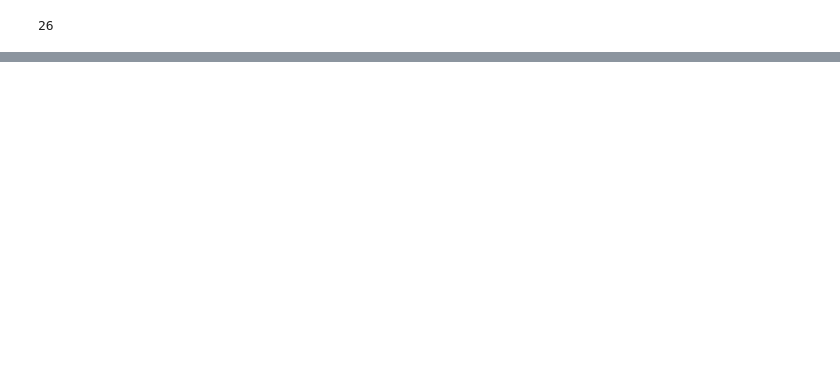
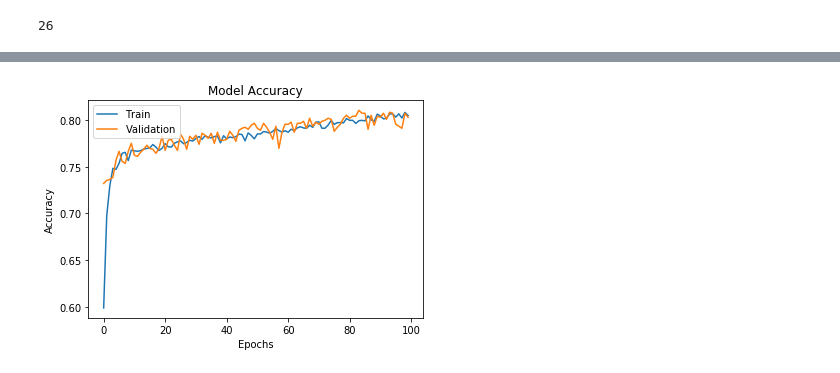
Before and after one commit to SnehaMulrajani/CNN_Project, a Jupyter notebook: CNN_SMOTE.ipynb, the cells around one changed output, grey strips where cells are left out. Cells and saved outputs as stored; diff of their text form; code cells hidden in the pictures; blank space fills up the shorter version.

```diff
--- a/CNN_SMOTE.ipynb
+++ b/CNN_SMOTE.ipynb
@@ -137,2 +145,2 @@ ValueError: Must pass 2-d input
 # %%
-y_sm_train = pd.Series(y_sm_train)
+y_train = pd.Series(y_train)
@@ -141,12 +153,14 @@ y_sm_train = pd.Series(y_sm_train)
+# %%
+X_train, X_val, y_train, y_val = train_test_split(X_train,y_train,test_size=0.1,random_state=15,stratify=y_train)
 # %%
 num_of_cols = len(x.columns)
 num_of_cols
 # %% [output]
 26
 # %%
-#X_sm_train=X_sm_train.values.reshape(X_sm_train.shape[0],num_of_cols, 1).astype('float32')
-X_test=X_test.reshape(X_test.shape[0],num_of_cols, 1).astype('float32')
-#X_sm_val=X_sm_val.values.reshape(X_sm_val.shape[0],num_of_cols, 1).astype('float32')
+X_train=X_train.reshape(X_train.shape[0],num_of_cols, 1).astype('float32')
+X_test=X_test.values.reshape(X_test.shape[0],num_of_cols, 1).astype('float32')
+X_val=X_val.reshape(X_val.shape[0],num_of_cols, 1).astype('float32')
 
 #sometimes works as X_val.values.reshape(X_val.shape[0],26, 1).astype('float32')
 # %%
@@ -201,0 +176,24 @@ Epoch 10/10
+# %%
+from keras.layers import SpatialDropout1D
+
+cnn = models.Sequential([
+    layers.Conv1D(filters=128, kernel_size=3, activation='relu', input_shape=(26,1)),
+    layers.MaxPooling1D(pool_size=3),
+
+    layers.Conv1D(filters=128, kernel_size=3, activation='relu'),
+    layers.SpatialDropout1D(0.5),
+    layers.MaxPooling1D(pool_size=3),
+    layers.Dropout(0.5),
+    layers.Flatten(),
+    layers.Dense(20, activation='relu',kernel_regularizer='l2'), #krelu ?
+    layers.Dense(1, activation='sigmoid')
+])
+
+#cnn.summary()
+
+cnn.compile(optimizer='Adam',loss='binary_crossentropy',metrics=['accuracy',f_score(study, compare and put it in report about which is better metrics for your model)],learning_rate= accuracy bumpy so reduce it 0.1-0.5)
+
+history = cnn.fit(X_train, y_train, epochs=200 or more,validation_data=(X_val,y_val),batch_size=40 to 60)
+#The default interpretation of the dropout hyperparameter is the probability of training a given node in a layer, where 1.0 means no dropout, and 0.0 means no outputs from the layer.
+
+#A good value for dropout in a hidden layer is between 0.5 and 0.8. Input layers use a larger dropout rate, such as of 0.8.
@@ -210,0 +223,10 @@ yp_pred = np.round(yp_pred)
+# %%
+plt.plot(history.history['accuracy'])
+plt.plot(history.history['val_accuracy'])
+plt.title('Model Accuracy')
+plt.ylabel('Accuracy')
+plt.xlabel('Epochs')
+plt.legend(['Train', 'Validation'], loc='upper left')
+plt.show()
+# %% [output]
+[figure, added]
```
Also changed, not shown: parts of 26 cells of this notebook, 1 other file.
